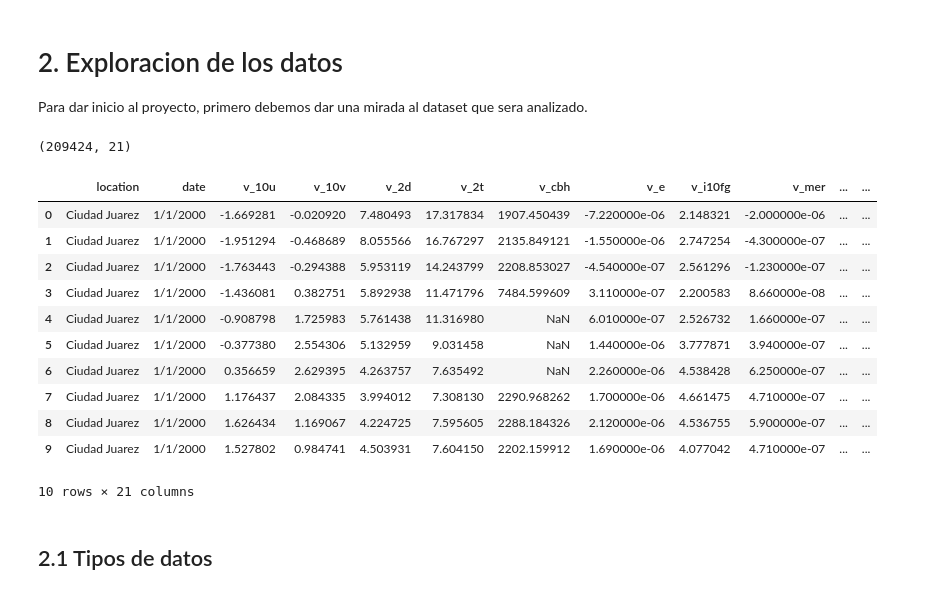
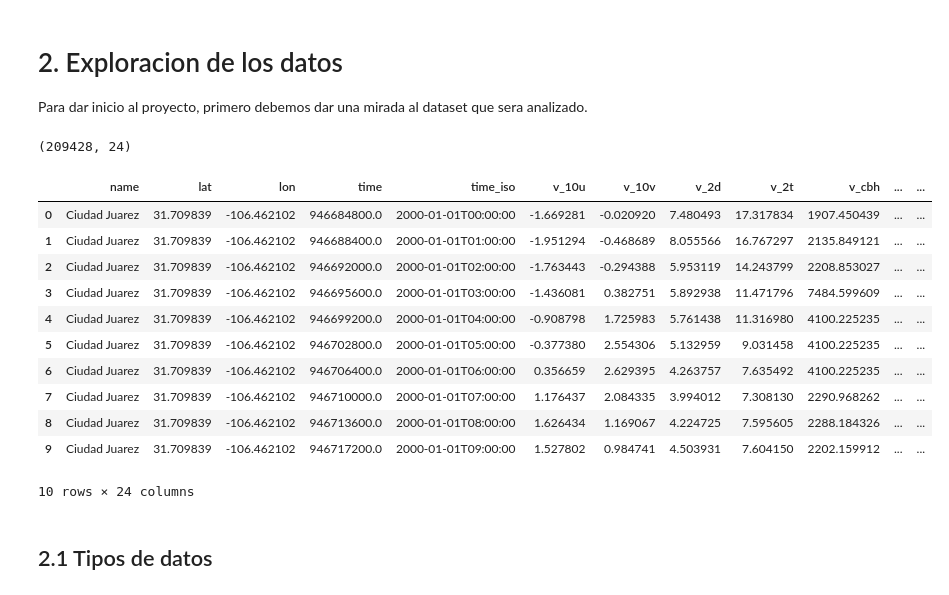
Before and after one commit to JoseTorresMX/JuarezHistoricalForecast, a Jupyter notebook: notebooks/EDA/Etapa 1 - Obtencion y Exploracion de los datos.ipynb, the cells around one changed output. Drawn from its saved outputs; the diff is of its cells as text; code cells hidden in the pictures.

```diff
--- a/notebooks/EDA/Etapa 1 - Obtencion y Exploracion de los datos.ipynb
+++ b/notebooks/EDA/Etapa 1 - Obtencion y Exploracion de los datos.ipynb
@@ -14,30 +14,30 @@ Para dar inicio al proyecto, primero debemos dar una mirada al dataset que sera
 # %%
 # Lectura del dataset
 import pandas as pd
 
 # Lectura del CSV
-ruta_csv="..//../csv/WHData_Cd_Juarez.csv"
+ruta_csv="../../csv/WHData_Cd_Juarez.csv"
 
 # Leyendo CSV con Pandas
-datajuarez=pd.read_csv(ruta_csv, encoding='latin-1')
+datajuarez=pd.read_csv(ruta_csv)
 
 #Mostra dataframe
 print(datajuarez.shape)
 datajuarez.head(10)
 # %% [output]
-(209424, 21)
+(209428, 24)
-|  | location | date | v_10u | v_10v | v_2d | v_2t | v_cbh | v_e | v_i10fg | v_mer | ... | ... |
-| 0 | Ciudad Juarez | 1/1/2000 | -1.669281 | -0.020920 | 7.480493 | 17.317834 | 1907.450439 | -7.220000e-06 | 2.148321 | -2.000000e-06 | ... | ... |
-| 1 | Ciudad Juarez | 1/1/2000 | -1.951294 | -0.468689 | 8.055566 | 16.767297 | 2135.849121 | -1.550000e-06 | 2.747254 | -4.300000e-07 | ... | ... |
-| 2 | Ciudad Juarez | 1/1/2000 | -1.763443 | -0.294388 | 5.953119 | 14.243799 | 2208.853027 | -4.540000e-07 | 2.561296 | -1.230000e-07 | ... | ... |
-| 3 | Ciudad Juarez | 1/1/2000 | -1.436081 | 0.382751 | 5.892938 | 11.471796 | 7484.599609 | 3.110000e-07 | 2.200583 | 8.660000e-08 | ... | ... |
-| 4 | Ciudad Juarez | 1/1/2000 | -0.908798 | 1.725983 | 5.761438 | 11.316980 | NaN | 6.010000e-07 | 2.526732 | 1.660000e-07 | ... | ... |
-| 5 | Ciudad Juarez | 1/1/2000 | -0.377380 | 2.554306 | 5.132959 | 9.031458 | NaN | 1.440000e-06 | 3.777871 | 3.940000e-07 | ... | ... |
-| 6 | Ciudad Juarez | 1/1/2000 | 0.356659 | 2.629395 | 4.263757 | 7.635492 | NaN | 2.260000e-06 | 4.538428 | 6.250000e-07 | ... | ... |
-| 7 | Ciudad Juarez | 1/1/2000 | 1.176437 | 2.084335 | 3.994012 | 7.308130 | 2290.968262 | 1.700000e-06 | 4.661475 | 4.710000e-07 | ... | ... |
-| 8 | Ciudad Juarez | 1/1/2000 | 1.626434 | 1.169067 | 4.224725 | 7.595605 | 2288.184326 | 2.120000e-06 | 4.536755 | 5.900000e-07 | ... | ... |
-| 9 | Ciudad Juarez | 1/1/2000 | 1.527802 | 0.984741 | 4.503931 | 7.604150 | 2202.159912 | 1.690000e-06 | 4.077042 | 4.710000e-07 | ... | ... |
+|  | name | lat | lon | time | time_iso | v_10u | v_10v | v_2d | v_2t | v_cbh | ... | ... |
+| 0 | Ciudad Juarez | 31.709839 | -106.462102 | 946684800.0 | 2000-01-01T00:00:00 | -1.669281 | -0.020920 | 7.480493 | 17.317834 | 1907.450439 | ... | ... |
+| 1 | Ciudad Juarez | 31.709839 | -106.462102 | 946688400.0 | 2000-01-01T01:00:00 | -1.951294 | -0.468689 | 8.055566 | 16.767297 | 2135.849121 | ... | ... |
+| 2 | Ciudad Juarez | 31.709839 | -106.462102 | 946692000.0 | 2000-01-01T02:00:00 | -1.763443 | -0.294388 | 5.953119 | 14.243799 | 2208.853027 | ... | ... |
+| 3 | Ciudad Juarez | 31.709839 | -106.462102 | 946695600.0 | 2000-01-01T03:00:00 | -1.436081 | 0.382751 | 5.892938 | 11.471796 | 7484.599609 | ... | ... |
+| 4 | Ciudad Juarez | 31.709839 | -106.462102 | 946699200.0 | 2000-01-01T04:00:00 | -0.908798 | 1.725983 | 5.761438 | 11.316980 | 4100.225235 | ... | ... |
+| 5 | Ciudad Juarez | 31.709839 | -106.462102 | 946702800.0 | 2000-01-01T05:00:00 | -0.377380 | 2.554306 | 5.132959 | 9.031458 | 4100.225235 | ... | ... |
+| 6 | Ciudad Juarez | 31.709839 | -106.462102 | 946706400.0 | 2000-01-01T06:00:00 | 0.356659 | 2.629395 | 4.263757 | 7.635492 | 4100.225235 | ... | ... |
+| 7 | Ciudad Juarez | 31.709839 | -106.462102 | 946710000.0 | 2000-01-01T07:00:00 | 1.176437 | 2.084335 | 3.994012 | 7.308130 | 2290.968262 | ... | ... |
+| 8 | Ciudad Juarez | 31.709839 | -106.462102 | 946713600.0 | 2000-01-01T08:00:00 | 1.626434 | 1.169067 | 4.224725 | 7.595605 | 2288.184326 | ... | ... |
+| 9 | Ciudad Juarez | 31.709839 | -106.462102 | 946717200.0 | 2000-01-01T09:00:00 | 1.527802 | 0.984741 | 4.503931 | 7.604150 | 2202.159912 | ... | ... |
-10 rows × 21 columns
+10 rows × 24 columns
 # %% [markdown]
 ## 2.1 Tipos de datos
 # %% [markdown]
```
Also changed, not shown: parts of 2 cells of this notebook, 4 other files.
